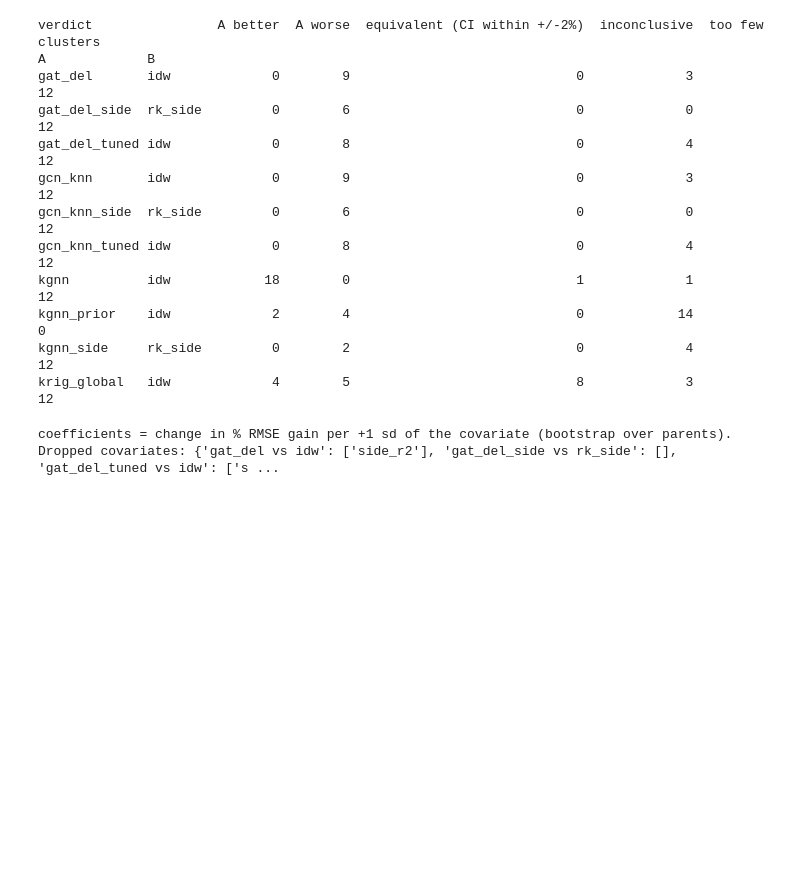
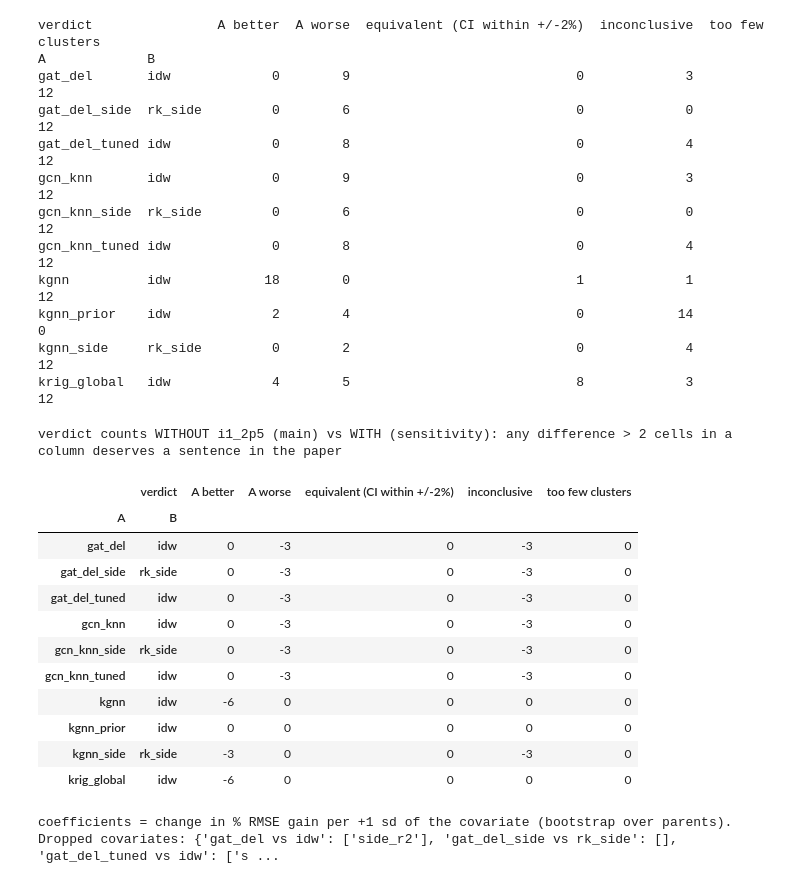
Before and after one commit to CompileArtisan/prism, a Jupyter notebook: radiomap_ext5_regime_scale.ipynb, the cells around one changed output. Saved outputs shown, nothing was run; the diff lists cells and outputs as text; code cells hidden in the pictures; blank space fills up the shorter version.

```diff
--- a/radiomap_ext5_regime_scale.ipynb
+++ b/radiomap_ext5_regime_scale.ipynb
@@ -698,6 +769,27 @@ kgnn          idw            18        0                             1
 kgnn_prior    idw             2        4                             0            14                 0
 kgnn_side     rk_side         0        2                             0             4                12
 krig_global   idw             4        5                             8             3                12
+# %%
+# Sensitivity: the i1_2p5 scenario was dropped from Part A (plan item 6). Show that the verdict table does not hinge on that choice.
+if len(df_all):
+    ct_all = x5.contrast_table(df_all, REG_CONTRASTS); ct_all.to_csv(f"{ROOT}/regime_contrasts_with_i1.csv", index=False)
+    a = ct.groupby(["A", "B", "verdict"]).size().unstack(fill_value=0); b = ct_all.groupby(["A", "B", "verdict"]).size().unstack(fill_value=0)
+    print("verdict counts WITHOUT i1_2p5 (main) vs WITH (sensitivity): any difference > 2 cells in a column deserves a sentence in the paper")
+    display(a.sub(b, fill_value=0).astype(int))
+# %% [output]
+verdict counts WITHOUT i1_2p5 (main) vs WITH (sensitivity): any difference > 2 cells in a column deserves a sentence in the paper
+|  | verdict | A better | A worse | equivalent (CI within +/-2%) | inconclusive | too few clusters |
+| A | B |  |  |  |  |  |
+| gat_del | idw | 0 | -3 | 0 | -3 | 0 |
+| gat_del_side | rk_side | 0 | -3 | 0 | -3 | 0 |
+| gat_del_tuned | idw | 0 | -3 | 0 | -3 | 0 |
+| gcn_knn | idw | 0 | -3 | 0 | -3 | 0 |
+| gcn_knn_side | rk_side | 0 | -3 | 0 | -3 | 0 |
+| gcn_knn_tuned | idw | 0 | -3 | 0 | -3 | 0 |
+| kgnn | idw | -6 | 0 | 0 | 0 | 0 |
+| kgnn_prior | idw | 0 | 0 | 0 | 0 | 0 |
+| kgnn_side | rk_side | -3 | 0 | 0 | -3 | 0 |
+| krig_global | idw | -6 | 0 | 0 | 0 | 0 |
 # %%
 if len(df):
     rows, dropped_all = [], {}
```
Also changed, not shown: parts of 24 cells of this notebook, 1 other file.
